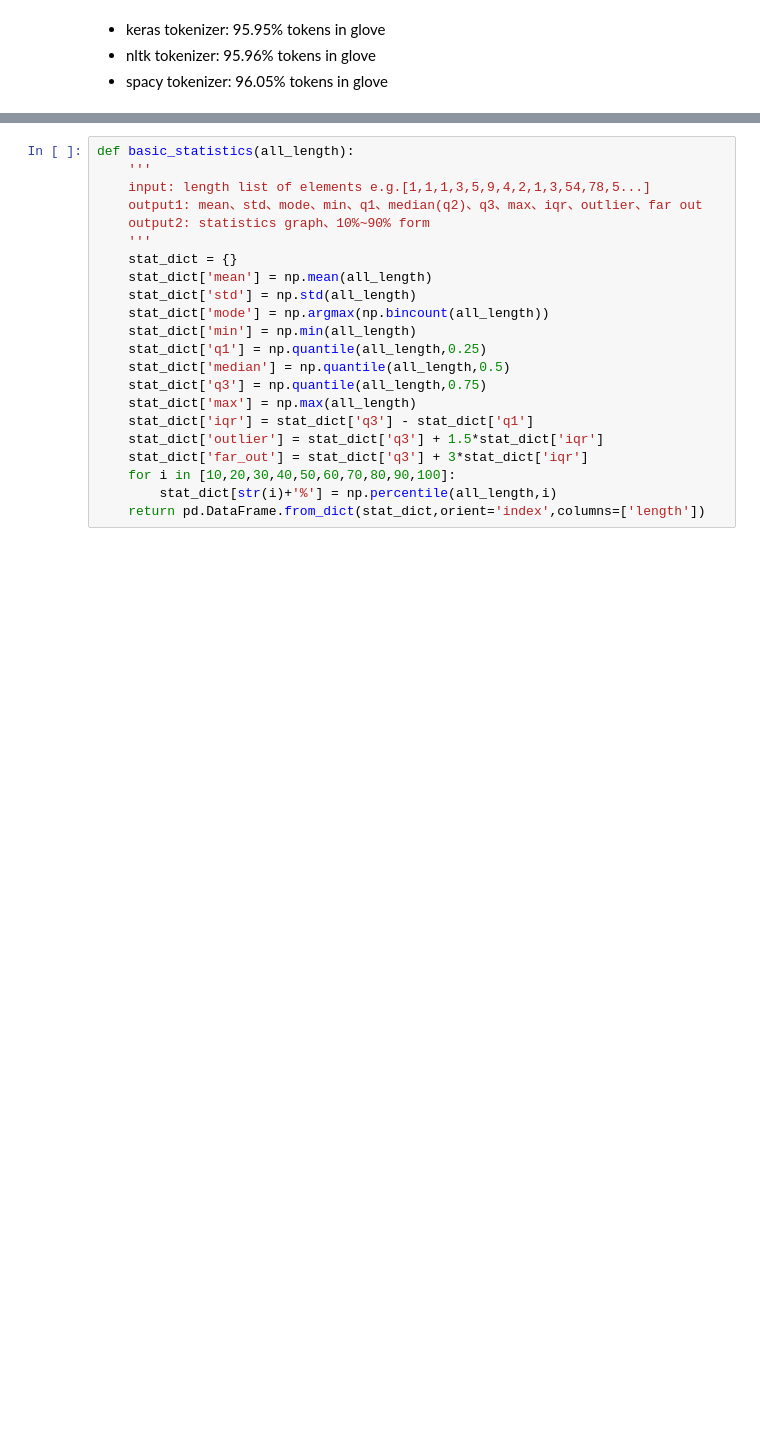
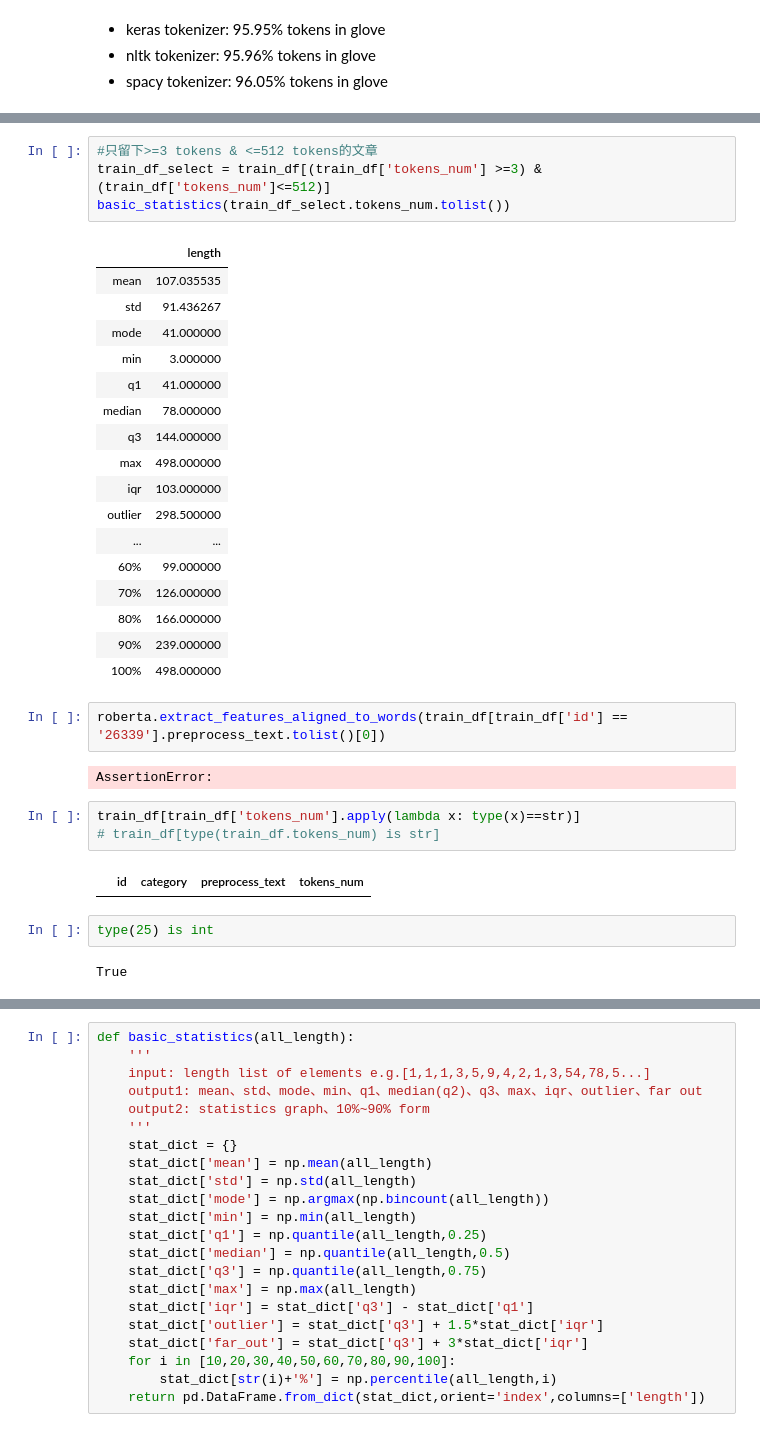
Before and after one commit to tychen5/SequenceFramework, a Jupyter notebook: 1.AnalyzeData.ipynb, the cells around one changed output, grey strips where cells are left out. Drawn from its saved outputs; the diff is of its cells as text; blank space fills up the shorter version.

```diff
--- a/1.AnalyzeData.ipynb
+++ b/1.AnalyzeData.ipynb
@@ -217,0 +354,35 @@ train_df
+# %%
+#只留下>=3 tokens & <=512 tokens的文章
+train_df_select = train_df[(train_df['tokens_num'] >=3) & (train_df['tokens_num']<=512)]
+basic_statistics(train_df_select.tokens_num.tolist())
+# %% [output]
+|  | length |
+| mean | 107.035535 |
+| std | 91.436267 |
+| mode | 41.000000 |
+| min | 3.000000 |
+| q1 | 41.000000 |
+| median | 78.000000 |
+| q3 | 144.000000 |
+| max | 498.000000 |
+| iqr | 103.000000 |
+| outlier | 298.500000 |
+| ... | ... |
+| 60% | 99.000000 |
+| 70% | 126.000000 |
+| 80% | 166.000000 |
+| 90% | 239.000000 |
+| 100% | 498.000000 |
+# %%
+roberta.extract_features_aligned_to_words(train_df[train_df['id'] == '26339'].preprocess_text.tolist()[0])
+# %% [output]
+AssertionError:
+# %%
+train_df[train_df['tokens_num'].apply(lambda x: type(x)==str)]
+# train_df[type(train_df.tokens_num) is str]
+# %% [output]
+|  | id | category | preprocess_text | tokens_num |
+# %%
+type(25) is int
+# %% [output]
+True
```
Also changed, not shown: parts of 24 cells of this notebook, 1 other file.
